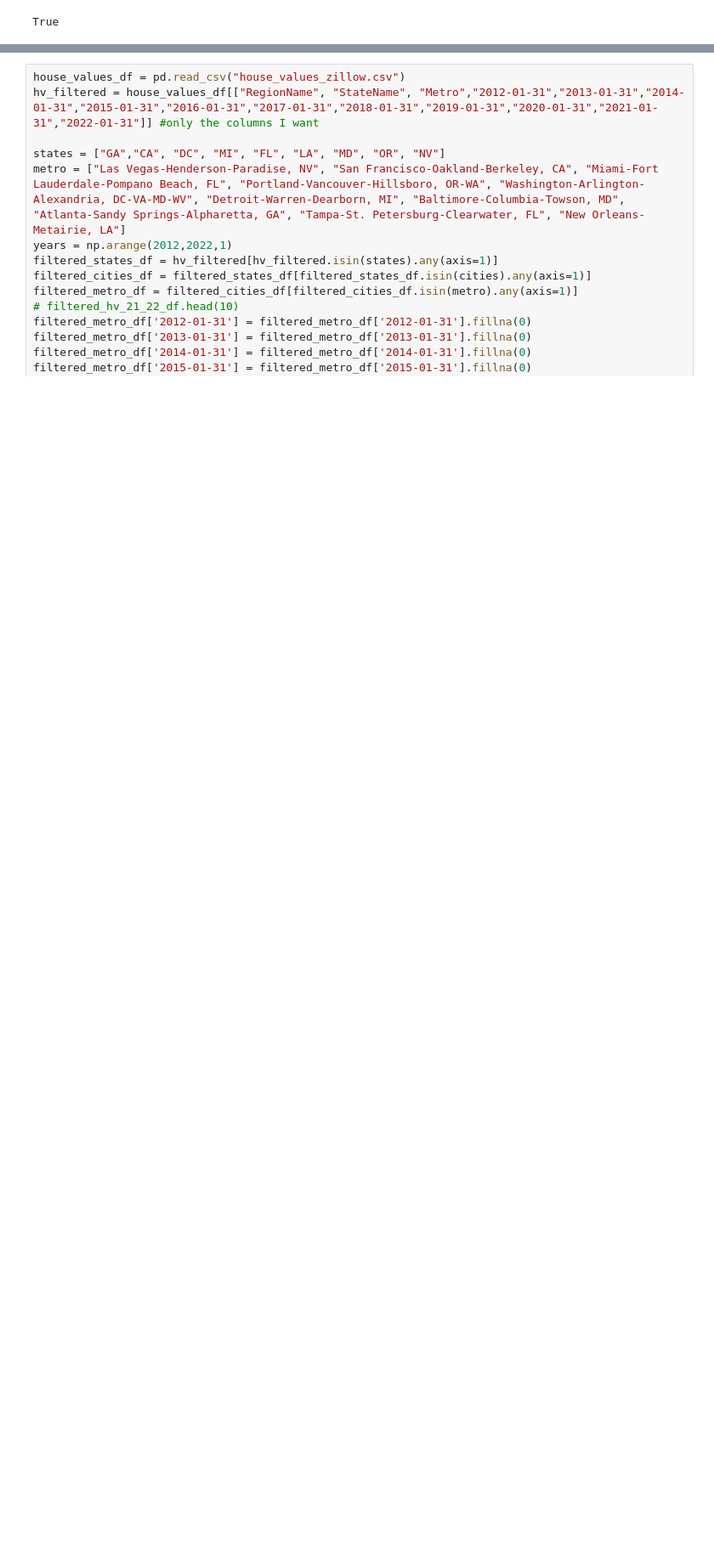
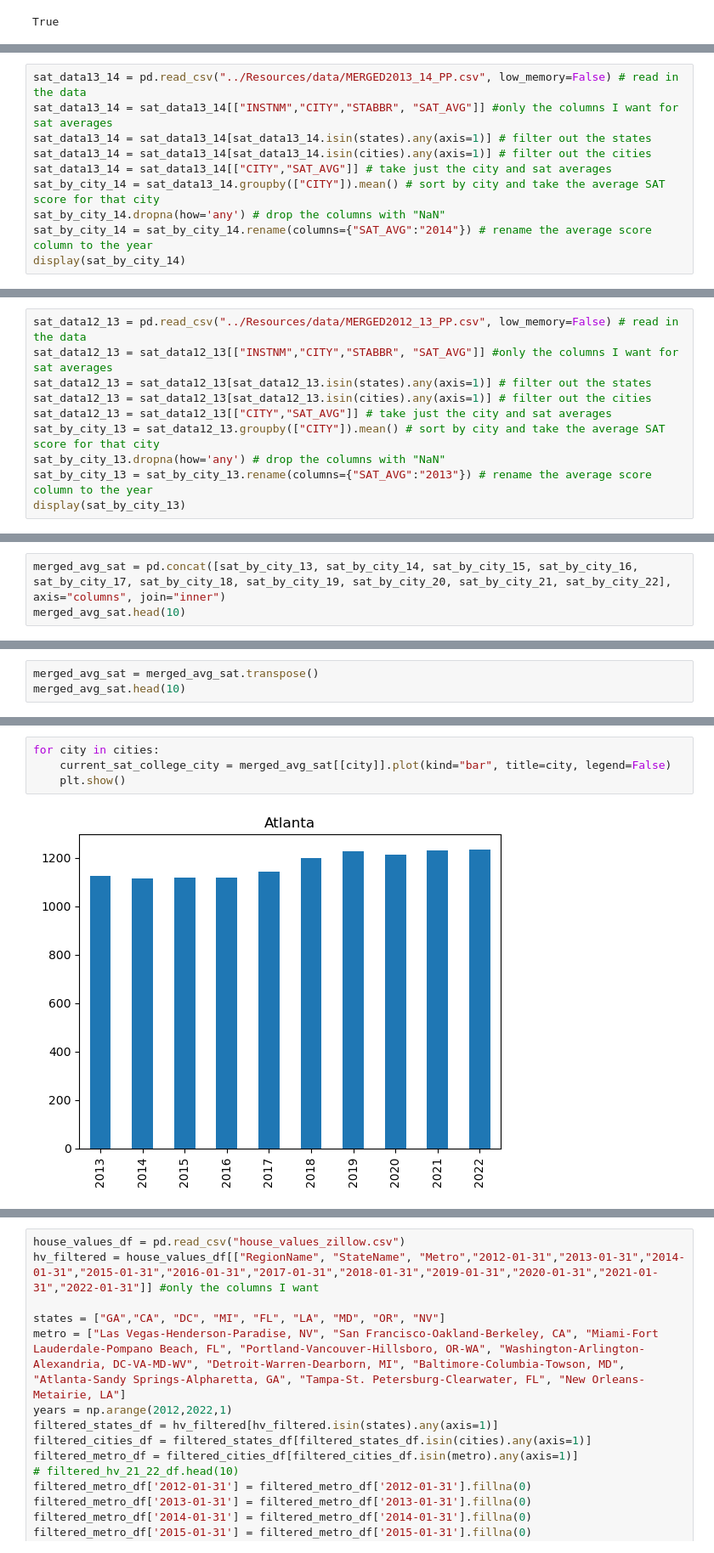
Before and after one commit to MWatkins87/Class_Project_Group_5, a Jupyter notebook: matthew_watkins.ipynb, the cells around one changed output, grey strips where cells are left out. Shown at 85% size. Saved outputs shown, nothing was run; the diff lists cells and outputs as text; blank space fills up the shorter version.

```diff
--- a/matthew_watkins.ipynb
+++ b/matthew_watkins.ipynb
@@ -68,0 +472,10 @@ dtype: int64
+# %%
+sat_data13_14 = pd.read_csv("../Resources/data/MERGED2013_14_PP.csv", low_memory=False) # read in the data
+sat_data13_14 = sat_data13_14[["INSTNM","CITY","STABBR", "SAT_AVG"]] #only the columns I want for sat averages
+sat_data13_14 = sat_data13_14[sat_data13_14.isin(states).any(axis=1)] # filter out the states
+sat_data13_14 = sat_data13_14[sat_data13_14.isin(cities).any(axis=1)] # filter out the cities
+sat_data13_14 = sat_data13_14[["CITY","SAT_AVG"]] # take just the city and sat averages
+sat_by_city_14 = sat_data13_14.groupby(["CITY"]).mean() # sort by city and take the average SAT score for that city
+sat_by_city_14.dropna(how='any') # drop the columns with "NaN"
+sat_by_city_14 = sat_by_city_14.rename(columns={"SAT_AVG":"2014"}) # rename the average score column to the year
+display(sat_by_city_14)
@@ -68,0 +495,10 @@ dtype: int64
+# %%
+sat_data12_13 = pd.read_csv("../Resources/data/MERGED2012_13_PP.csv", low_memory=False) # read in the data
+sat_data12_13 = sat_data12_13[["INSTNM","CITY","STABBR", "SAT_AVG"]] #only the columns I want for sat averages
+sat_data12_13 = sat_data12_13[sat_data12_13.isin(states).any(axis=1)] # filter out the states
+sat_data12_13 = sat_data12_13[sat_data12_13.isin(cities).any(axis=1)] # filter out the cities
+sat_data12_13 = sat_data12_13[["CITY","SAT_AVG"]] # take just the city and sat averages
+sat_by_city_13 = sat_data12_13.groupby(["CITY"]).mean() # sort by city and take the average SAT score for that city
+sat_by_city_13.dropna(how='any') # drop the columns with "NaN"
+sat_by_city_13 = sat_by_city_13.rename(columns={"SAT_AVG":"2013"}) # rename the average score column to the year
+display(sat_by_city_13)
@@ -68,0 +518,3 @@ dtype: int64
+# %%
+merged_avg_sat = pd.concat([sat_by_city_13, sat_by_city_14, sat_by_city_15, sat_by_city_16, sat_by_city_17, sat_by_city_18, sat_by_city_19, sat_by_city_20, sat_by_city_21, sat_by_city_22], axis="columns", join="inner")
+merged_avg_sat.head(10)
@@ -68,0 +534,3 @@ dtype: int64
+# %%
+merged_avg_sat = merged_avg_sat.transpose()
+merged_avg_sat.head(10)
@@ -68,0 +549,6 @@ dtype: int64
+# %%
+for city in cities:
+    current_sat_college_city = merged_avg_sat[[city]].plot(kind="bar", title=city, legend=False)
+    plt.show()
+# %% [output]
+[figure, added]
```
Also changed, not shown: parts of 29 cells of this notebook.
